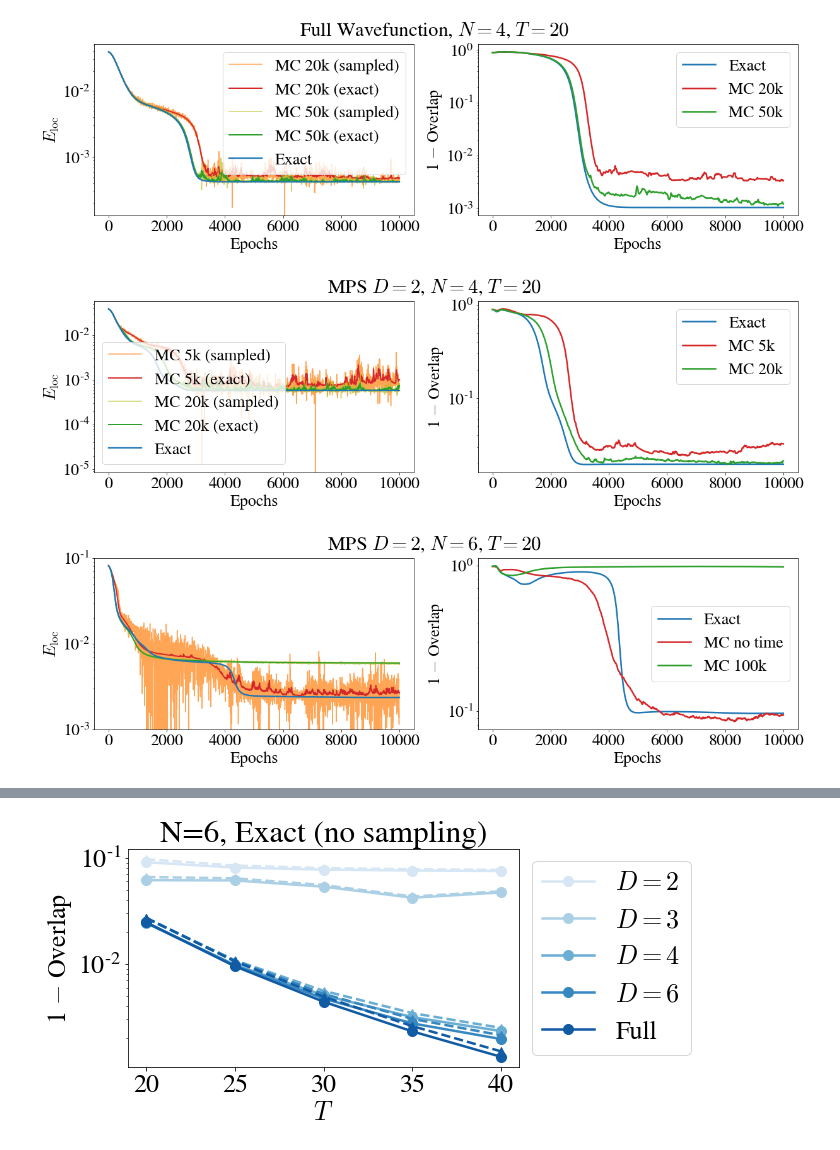
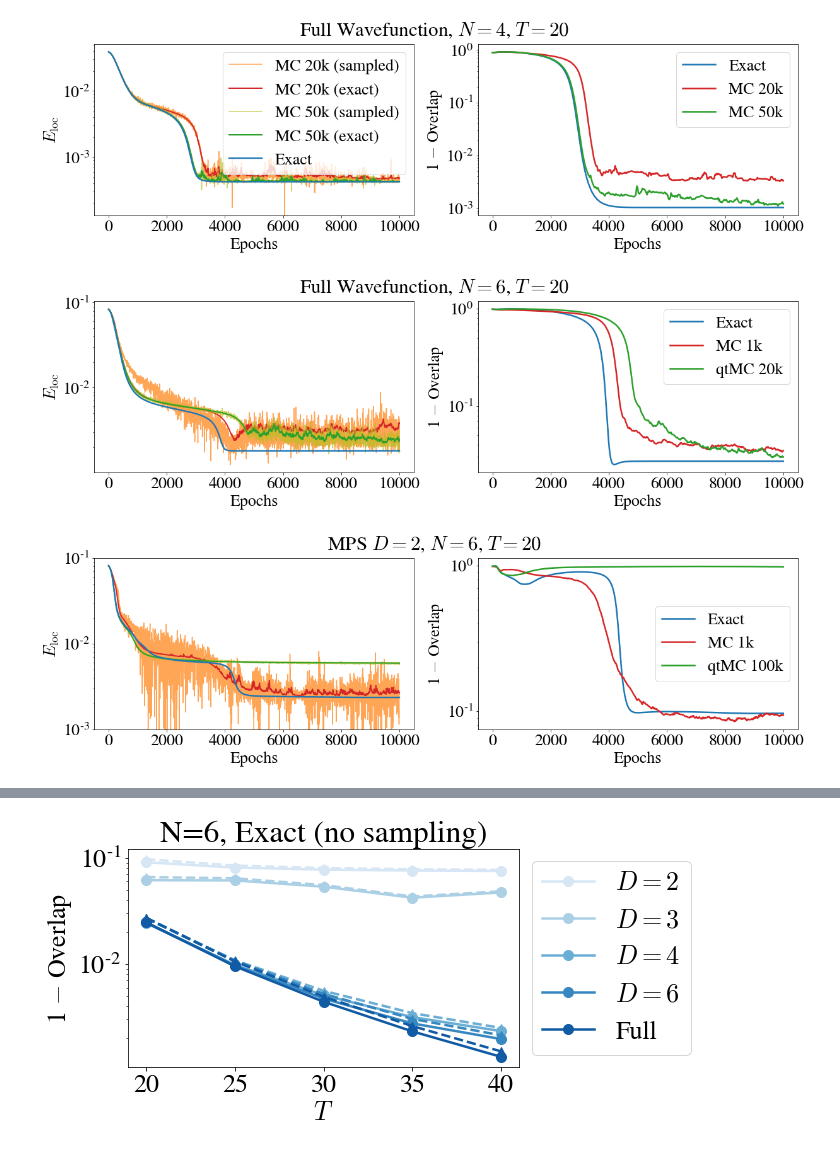
Before and after one commit to stavros11/Time-Evolution, a Jupyter notebook: plotter.ipynb, the cells around one changed output, grey strips where cells are left out. Cells and saved outputs as stored; diff of their text form; code cells hidden in the pictures.

Commit message:
New plots

```diff
--- a/plotter.ipynb
+++ b/plotter.ipynb
@@ -5,7 +5,8 @@ import h5py
 import matplotlib
 import seaborn as sns
 
-data_dir = "D:/DATA/ClockV2/histories"
+#data_dir = "D:/DATA/ClockV2/histories"
+data_dir = "C:/DATA/ClockV2/histories"
 # %%
 matplotlib.rcParams['mathtext.fontset'] = 'cm'
 matplotlib.rcParams['font.family'] = 'STIXGeneral'
@@ -57,62 +58,61 @@ sampling2.close()
 # %% [output]
 [figure]
 # %%
-machine_type = "mpsD2"
-title_type = "MPS $D=2$"
-n_sites = 4
+machine_type = "fullwv"
+title_type = "Full Wavefunction"
+n_sites = 6
 time_steps = 20
 
-all_states = h5py.File("histories/N={}/allstates_{}_N{}M{}.h5py".format(n_sites, machine_type, n_sites, time_steps), "r")
-sampling1 = h5py.File("histories/N={}/sampling{}_{}_N{}M{}.h5py".format(n_sites, 5000, machine_type, n_sites, time_steps), "r")
-sampling2 = h5py.File("histories/N={}/sampling{}_{}_N{}M{}.h5py".format(n_sites, 20000, machine_type, n_sites, time_steps), "r")
+all_states = h5py.File("{}/N={}/allstates_{}_N{}M{}.h5py".format(data_dir, n_sites, machine_type, n_sites, time_steps), "r")
+sampling1 = h5py.File("{}/N={}/spacesampling{}_{}_N{}M{}.h5py".format(data_dir, n_sites, 1000, machine_type, n_sites, time_steps), "r")
+sampling2 = h5py.File("{}/N={}/sampling{}_{}_N{}M{}.h5py".format(data_dir, n_sites, 20000, machine_type, n_sites, time_steps), "r")
 
 plt.figure(figsize=(20, 5))
 plt.suptitle("{}, $N={}$, $T={}$".format(title_type, n_sites, time_steps))
 
 plt.subplot(121)
-plt.semilogy(sampling1["sampled_Eloc"][:].real, label="MC 5k (sampled)", color=cp[1], alpha=0.7)
-plt.semilogy(sampling1["exact_Eloc"][:].real, label="MC 5k (exact)", color=cp[3], linewidth=2.0)
-plt.semilogy(sampling2["sampled_Eloc"][:].real, label="MC 20k (sampled)", color=cp[8], alpha=0.7)
-plt.semilogy(sampling2["exact_Eloc"][:].real, label="MC 20k (exact)", color=cp[2], linewidth=2.0)
+plt.semilogy(sampling1["sampled_Eloc"][:].real, label="MC 1k (sampled)", color=cp[1], alpha=0.7)
+plt.semilogy(sampling1["exact_Eloc"][:].real, label="MC 1k (exact)", color=cp[3], linewidth=2.0)
+plt.semilogy(sampling2["sampled_Eloc"][:].real, label="qtMC 20k (sampled)", color=cp[8], alpha=0.7)
+plt.semilogy(sampling2["exact_Eloc"][:].real, label="qtMC 20k (exact)", color=cp[2], linewidth=2.0)
 plt.semilogy(all_states["exact_Eloc"][:].real, label="Exact", color=cp[0], linewidth=2.4)
 plt.xlabel("Epochs")
 plt.ylabel("$E_\mathrm{loc}$")
-plt.legend()
 
 plt.subplot(122)
 plt.semilogy(1 - all_states["overlaps"][:], label="Exact", linewidth=2.5, color=cp[0])
-plt.semilogy(1 - sampling1["overlaps"][:], label="MC 5k", linewidth=2.5, color=cp[3])
-plt.semilogy(1 - sampling2["overlaps"][:], label="MC 20k", linewidth=2.5, color=cp[2])
+plt.semilogy(1 - sampling1["overlaps"][:], label="MC 1k", linewidth=2.5, color=cp[3])
+plt.semilogy(1 - sampling2["overlaps"][:], label="qtMC 20k", linewidth=2.5, color=cp[2])
 plt.xlabel("Epochs")
 plt.ylabel("1 $-$ Overlap")
 plt.legend()
 
 plt.show()
 #plt.savefig("history_{}_N{}M{}.pdf".format(machine_type, n_sites, time_steps), bbox_inches='tight')
 
 all_states.close()
 sampling1.close()
 sampling2.close()
 # %% [output]
-[figure, old version]
+[figure, new version]
 # %%
 machine_type = "mpsD2"
 title_type = "MPS $D=2$"
 n_sites = 6
 time_steps = 20
 
-all_states = h5py.File("histories/N={}/allstates_{}_N{}M{}.h5py".format(n_sites, machine_type, n_sites, time_steps), "r")
-sampling1 = h5py.File("histories/N={}/spacesampling{}_{}_N{}M{}.h5py".format(n_sites, 1000, machine_type, n_sites, time_steps), "r")
-sampling2 = h5py.File("histories/N={}/sampling{}_{}_N{}M{}.h5py".format(n_sites, 100000, machine_type, n_sites, time_steps), "r")
+all_states = h5py.File("{}/N={}/allstates_{}_N{}M{}.h5py".format(data_dir, n_sites, machine_type, n_sites, time_steps), "r")
+sampling1 = h5py.File("{}/N={}/spacesampling{}_{}_N{}M{}.h5py".format(data_dir, n_sites, 1000, machine_type, n_sites, time_steps), "r")
+sampling2 = h5py.File("{}/N={}/sampling{}_{}_N{}M{}.h5py".format(data_dir, n_sites, 100000, machine_type, n_sites, time_steps), "r")
 
 plt.figure(figsize=(20, 5))
 plt.suptitle("{}, $N={}$, $T={}$".format(title_type, n_sites, time_steps))
 
 plt.subplot(121)
-plt.semilogy(sampling1["sampled_Eloc"][:].real, label="MC no time (sampled)", color=cp[1], alpha=0.7)
-plt.semilogy(sampling1["exact_Eloc"][:].real, label="MC no time (exact)", color=cp[3], linewidth=2.0)
-plt.semilogy(sampling2["sampled_Eloc"][:].real, label="MC 100k (sampled)", color=cp[8], alpha=0.7)
-plt.semilogy(sampling2["exact_Eloc"][:].real, label="MC 100k (exact)", color=cp[2], linewidth=2.0)
+plt.semilogy(sampling1["sampled_Eloc"][:].real, label="MC 1k (sampled)", color=cp[1], alpha=0.7)
+plt.semilogy(sampling1["exact_Eloc"][:].real, label="MC 1k (exact)", color=cp[3], linewidth=2.0)
+plt.semilogy(sampling2["sampled_Eloc"][:].real, label="qtMC 100k (sampled)", color=cp[8], alpha=0.7)
+plt.semilogy(sampling2["exact_Eloc"][:].real, label="qtMC 100k (exact)", color=cp[2], linewidth=2.0)
 plt.semilogy(all_states["exact_Eloc"][:].real, label="Exact", color=cp[0], linewidth=2.4)
 plt.xlabel("Epochs")
 plt.ylabel("$E_\mathrm{loc}$")
@@ -121,8 +121,8 @@ plt.ylim([1e-3, 1e-1])
 
 plt.subplot(122)
 plt.semilogy(1 - all_states["overlaps"][:], label="Exact", linewidth=2.5, color=cp[0])
-plt.semilogy(1 - sampling1["overlaps"][:], label="MC no time", linewidth=2.5, color=cp[3])
-plt.semilogy(1 - sampling2["overlaps"][:], label="MC 100k", linewidth=2.5, color=cp[2])
+plt.semilogy(1 - sampling1["overlaps"][:], label="MC 1k", linewidth=2.5, color=cp[3])
+plt.semilogy(1 - sampling2["overlaps"][:], label="qtMC 100k", linewidth=2.5, color=cp[2])
 plt.xlabel("Epochs")
 plt.ylabel("1 $-$ Overlap")
 plt.legend()
@@ -134,5 +134,5 @@ all_states.close()
 sampling1.close()
 sampling2.close()
 # %% [output]
-[figure, old version]
+[figure, new version]
 # %%
```
Also changed, not shown: parts of 3 cells of this notebook.
